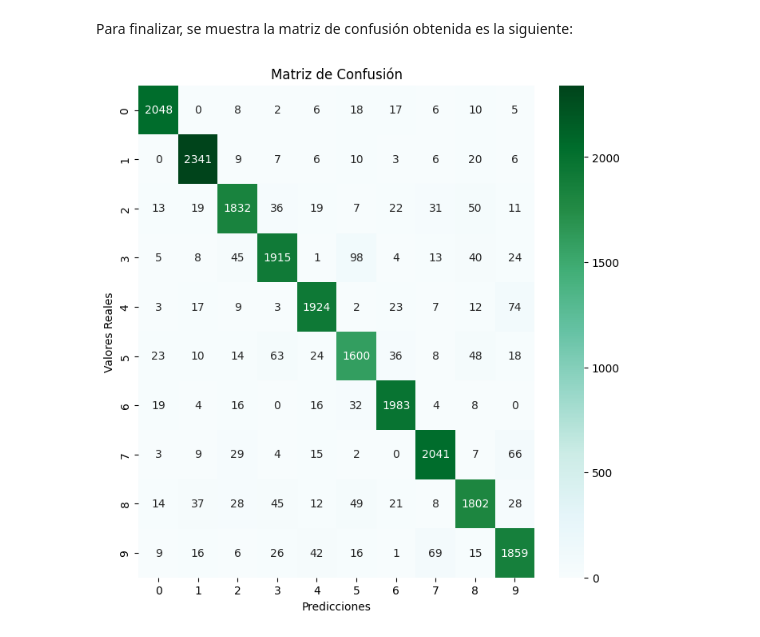
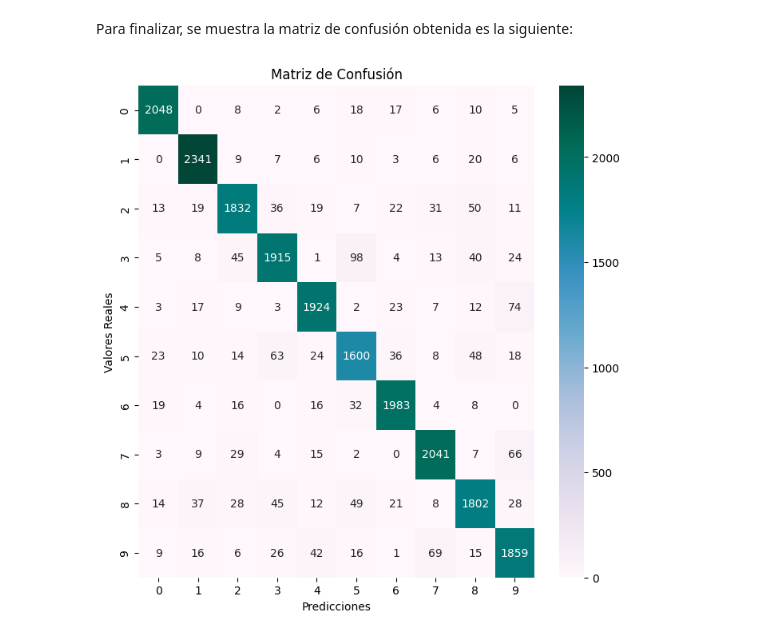
Before and after one commit to Morax19/ML_UCV, a Jupyter notebook: Tarea2/Tarea2_ML_DanielHernandez.ipynb, the cells around one changed output. Cells and saved outputs as stored; diff of their text form; code cells hidden in the pictures.

```diff
--- a/Tarea2/Tarea2_ML_DanielHernandez.ipynb
+++ b/Tarea2/Tarea2_ML_DanielHernandez.ipynb
@@ -150,17 +150,17 @@ Para finalizar, se muestra la matriz de confusión obtenida es la siguiente:
 # %%
 plt.figure(figsize = (8, 8))
 
 sns.heatmap(
     conf_matrix, annot = True,
     fmt = 'd',
-    cmap = 'BuGn',
+    cmap = 'PuBuGn',
     xticklabels = range(10),
     yticklabels = range(10)
     )
 
 plt.title('Matriz de Confusión')
 plt.xlabel('Predicciones')
 plt.ylabel('Valores Reales')
 plt.show()
 # %% [output]
-[figure, old version]
+[figure, new version]
```
Also changed, not shown: parts of 1 cell of this notebook.
